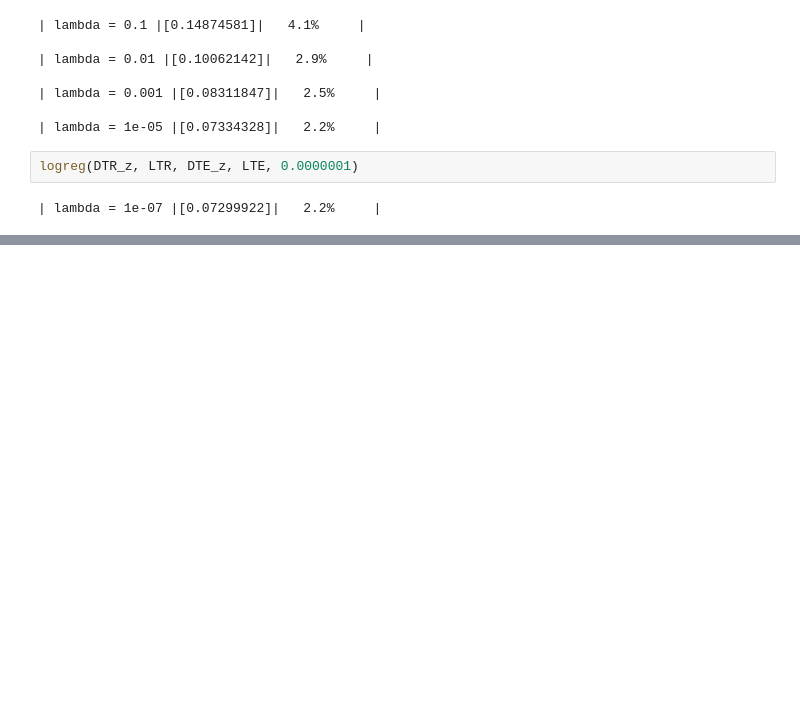
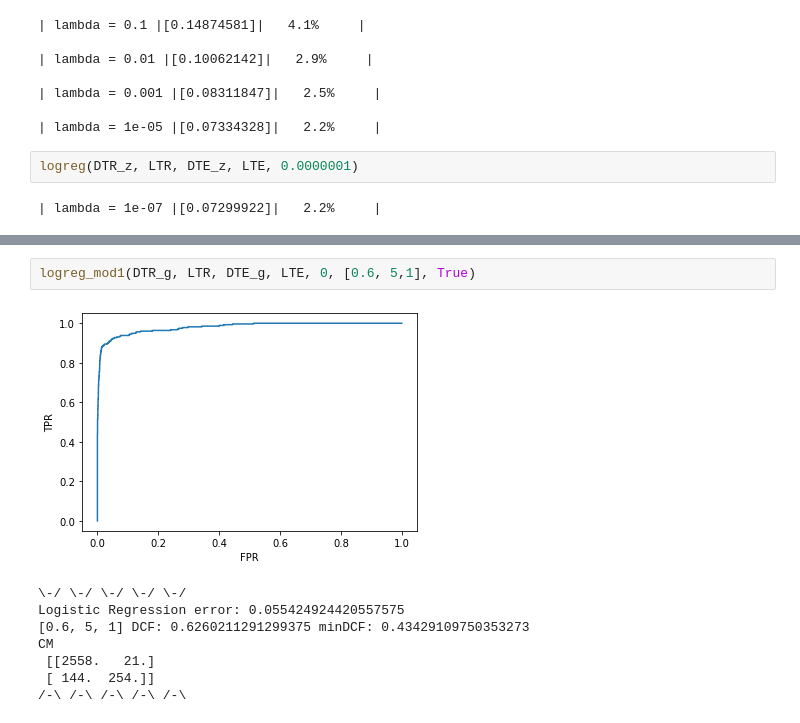
Before and after one commit to franzhd/Pulsar_project, a Jupyter notebook: Jupyter_notebook/Logistic_Regression.ipynb, the cells around one changed output, grey strips where cells are left out. Drawn from its saved outputs; the diff is of its cells as text; blank space fills up the shorter version.

```diff
--- a/Jupyter_notebook/Logistic_Regression.ipynb
+++ b/Jupyter_notebook/Logistic_Regression.ipynb
@@ -102,0 +163,11 @@ logreg(DTR_z, LTR, DTE_z, LTE, 0.0000001)
+# %%
+logreg_mod1(DTR_g, LTR, DTE_g, LTE, 0, [0.6, 5,1], True)
+# %% [output]
+[figure, added]
+\-/ \-/ \-/ \-/ \-/
+Logistic Regression error: 0.055424924420557575
+[0.6, 5, 1] DCF: 0.6260211291299375 minDCF: 0.43429109750353273
+CM
+ [[2558.   21.]
+ [ 144.  254.]]
+/-\ /-\ /-\ /-\ /-\
```
Also changed, not shown: parts of 14 cells of this notebook, 4 other files.
